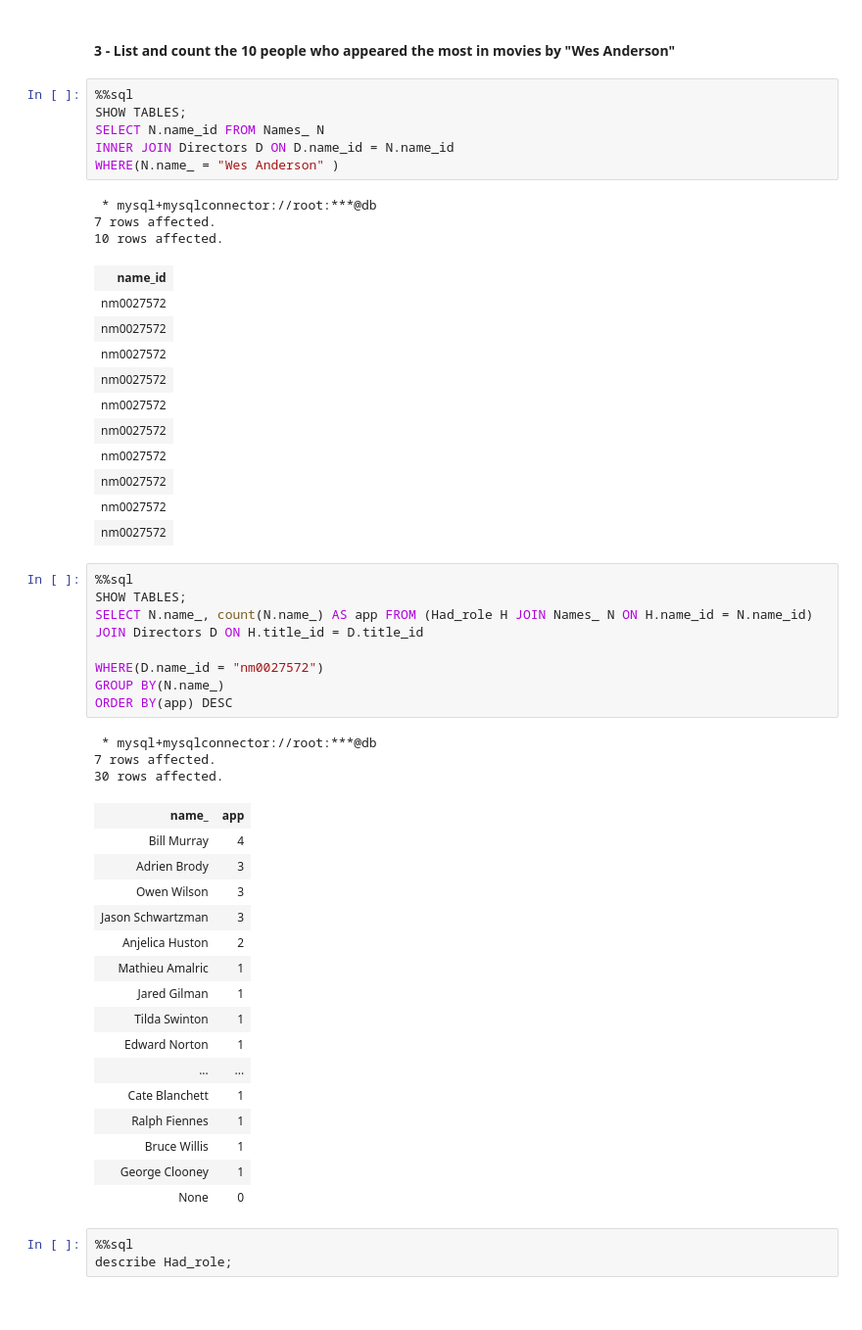
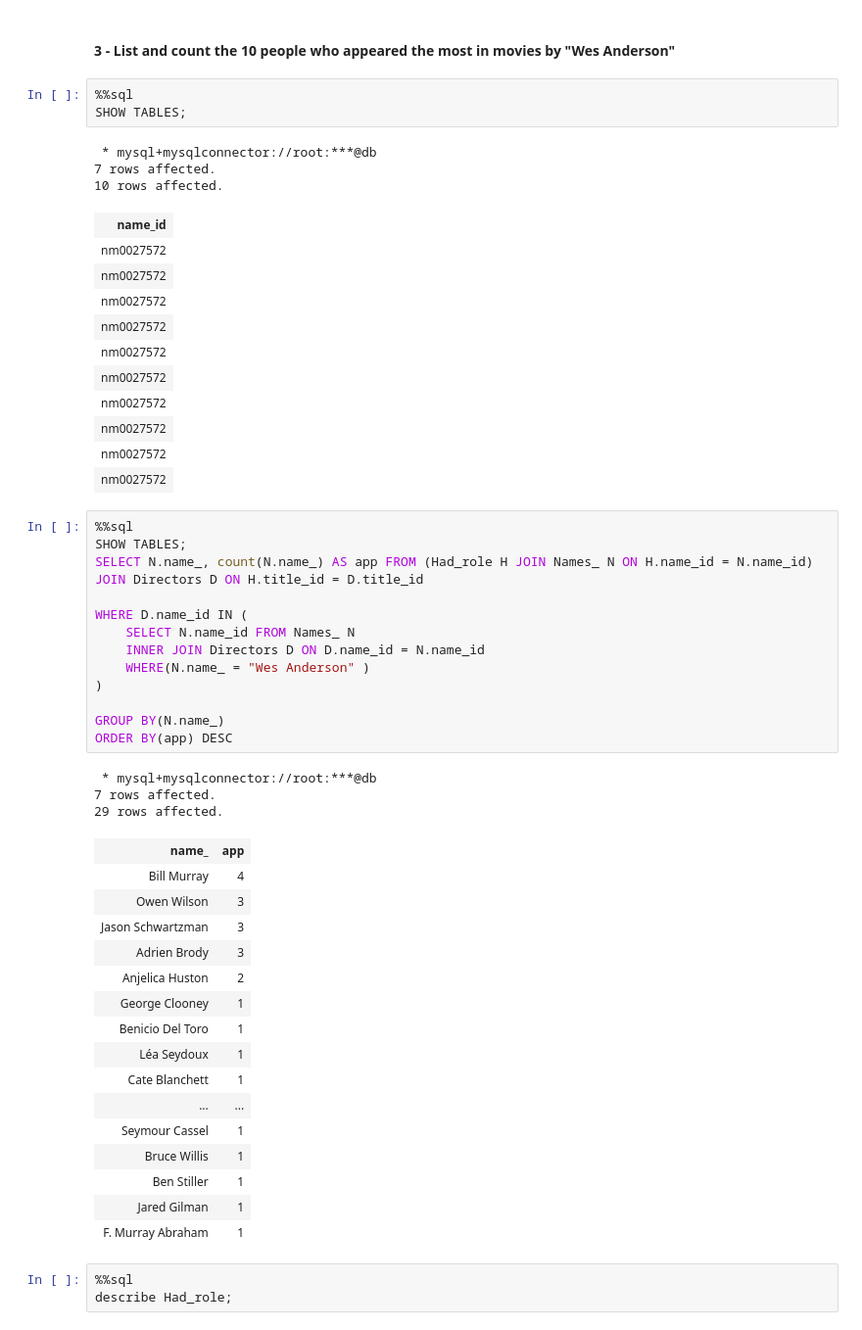
Before and after one commit to alessiopitteri/MAPD-B, a Jupyter notebook: mysql/notebooks/MySQL.ipynb, the cells around one changed output. Shown at 98% size. Cells and saved outputs as stored; diff of their text form.

```diff
--- a/mysql/notebooks/MySQL.ipynb
+++ b/mysql/notebooks/MySQL.ipynb
@@ -2130,9 +2130,6 @@ SELECT * FROM Had_role where(role_ LIKE "%Spiderman%")
 # %%
 %%sql
 SHOW TABLES;
-SELECT N.name_id FROM Names_ N
-INNER JOIN Directors D ON D.name_id = N.name_id
-WHERE(N.name_ = "Wes Anderson" )
 # %% [output]
  * mysql+mysqlconnector://root:***@db
 7 rows affected.
@@ -2151,32 +2148,37 @@ WHERE(N.name_ = "Wes Anderson" )
 # %%
 %%sql
 SHOW TABLES;
 SELECT N.name_, count(N.name_) AS app FROM (Had_role H JOIN Names_ N ON H.name_id = N.name_id)
 JOIN Directors D ON H.title_id = D.title_id
 
-WHERE(D.name_id = "nm0027572")
+WHERE D.name_id IN (
+    SELECT N.name_id FROM Names_ N
+    INNER JOIN Directors D ON D.name_id = N.name_id
+    WHERE(N.name_ = "Wes Anderson" )
+)
+
 GROUP BY(N.name_)
 ORDER BY(app) DESC
 # %% [output]
  * mysql+mysqlconnector://root:***@db
 7 rows affected.
-30 rows affected.
+29 rows affected.
 | name_ | app |
 | Bill Murray | 4 |
-| Adrien Brody | 3 |
 | Owen Wilson | 3 |
 | Jason Schwartzman | 3 |
+| Adrien Brody | 3 |
 | Anjelica Huston | 2 |
-| Mathieu Amalric | 1 |
+| George Clooney | 1 |
+| Benicio Del Toro | 1 |
+| Léa Seydoux | 1 |
+| Cate Blanchett | 1 |
+| ... | ... |
+| Seymour Cassel | 1 |
+| Bruce Willis | 1 |
+| Ben Stiller | 1 |
 | Jared Gilman | 1 |
-| Tilda Swinton | 1 |
-| Edward Norton | 1 |
-| ... | ... |
-| Cate Blanchett | 1 |
-| Ralph Fiennes | 1 |
-| Bruce Willis | 1 |
-| George Clooney | 1 |
-| None | 0 |
+| F. Murray Abraham | 1 |
 # %%
 %%sql
 describe Had_role;
```
Also changed, not shown: parts of 18 cells of this notebook, 1 other file.
